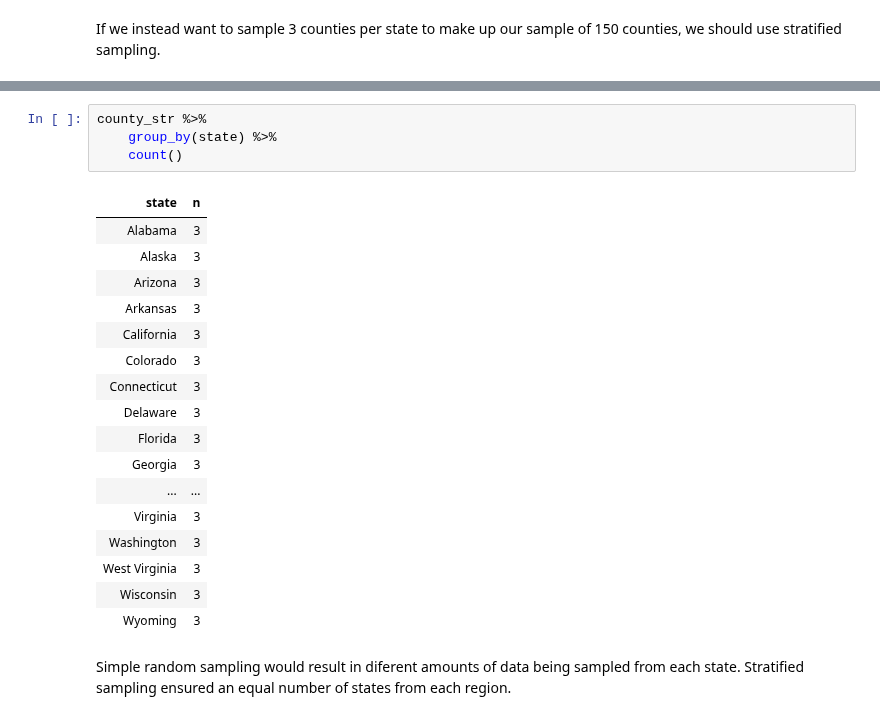
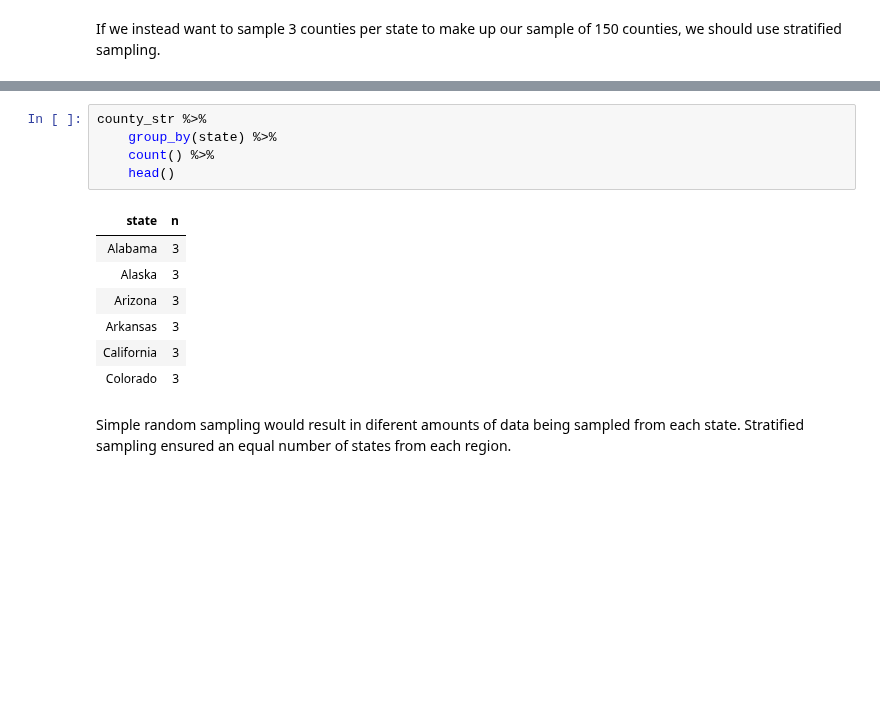
Before and after one commit to iamjz/R-Data, a Jupyter notebook: Design of Experiments.ipynb, the cells around one changed output, grey strips where cells are left out. Drawn from its saved outputs; the diff is of its cells as text; blank space fills up the shorter version.

```diff
--- a/Design of Experiments.ipynb
+++ b/Design of Experiments.ipynb
@@ -413,25 +381,16 @@ $ med_income    <dbl> 31927, 28280, 31602, 68517, 73500, 50389, 44876, 3758...
 # %%
 county_str %>%
     group_by(state) %>%
-    count()
+    count() %>%
+    head()
 # %% [output]
 | state | n |
 | Alabama | 3 |
 | Alaska | 3 |
 | Arizona | 3 |
 | Arkansas | 3 |
 | California | 3 |
 | Colorado | 3 |
-| Connecticut | 3 |
-| Delaware | 3 |
-| Florida | 3 |
-| Georgia | 3 |
-| ... | ... |
-| Virginia | 3 |
-| Washington | 3 |
-| West Virginia | 3 |
-| Wisconsin | 3 |
-| Wyoming | 3 |
 # %% [markdown]
 Simple random sampling would result in diferent amounts of data being sampled from each state. Stratified sampling ensured an equal number of states from each region.
 # %% [markdown]
```
Also changed, not shown: parts of 11 cells of this notebook, 1 other file.
